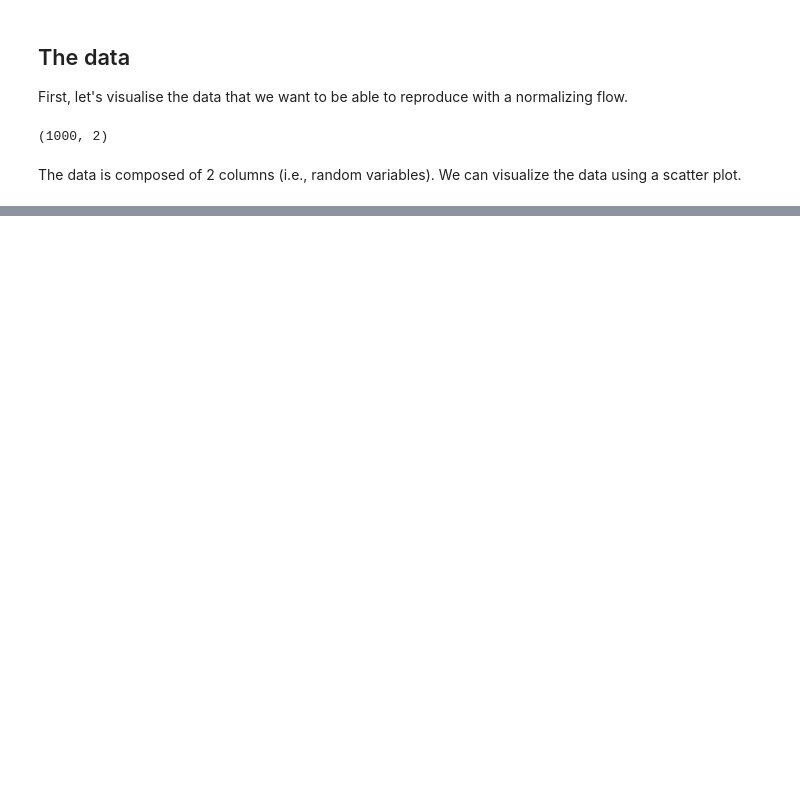
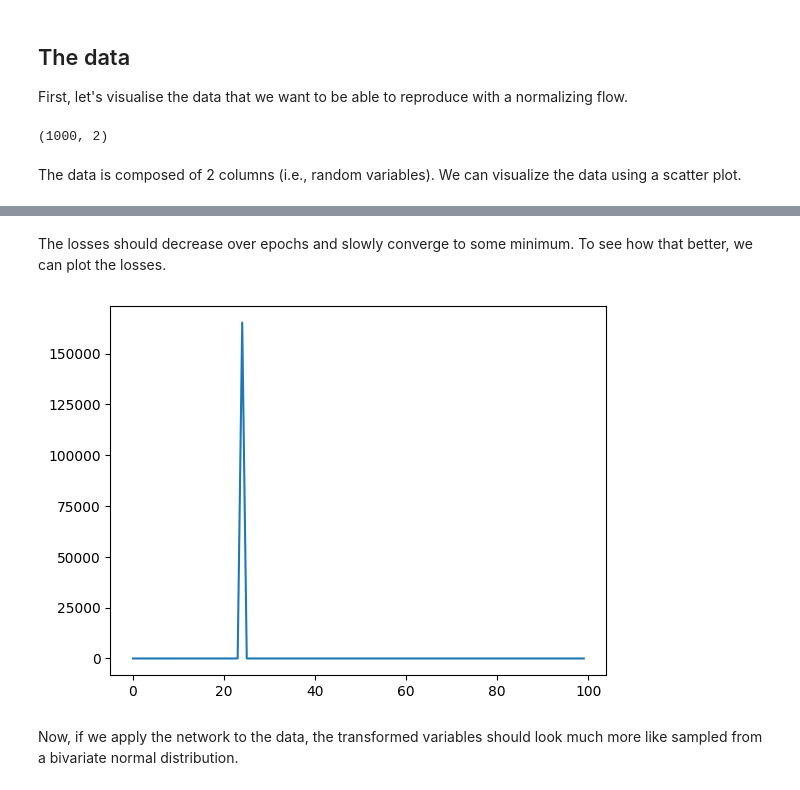
Before and after one commit to bayesflow-org/bayesflow-workshop-quant-psych, a Jupyter notebook: exercises/normalizing-flow.ipynb, the cells around one changed output, grey strips where cells are left out. Drawn from its saved outputs; the diff is of its cells as text; code cells hidden in the pictures; blank space fills up the shorter version.

Commit message:
document normalizing flow and datasaurus example

```diff
--- a/exercises/normalizing-flow.ipynb
+++ b/exercises/normalizing-flow.ipynb
@@ -140,3 +208,5 @@ batch_size=50
 # %%
+epochs=100
+batch_size=50
 schedule = keras.optimizers.schedules.CosineDecay(initial_learning_rate=0.001, decay_steps=epochs * n_samples // batch_size)
 optimizer = keras.optimizers.Adam(schedule, global_clipnorm=1.0)
@@ -184,2 +319,10 @@ epoch:  200     loss:  -1.5571249842643737
+# %% [markdown]
+The losses should decrease over epochs and slowly converge to some minimum. To see how that better, we can plot the losses.
+# %%
+fig=plt.plot(losses)
+# %% [output]
+[figure, added]
+# %% [markdown]
+Now, if we apply the network to the data, the transformed variables should look much more like sampled from a bivariate normal distribution.
 # %%
 z, _ = flow.forward(data)
```
Also changed, not shown: parts of 26 cells of this notebook, 3 other files.
